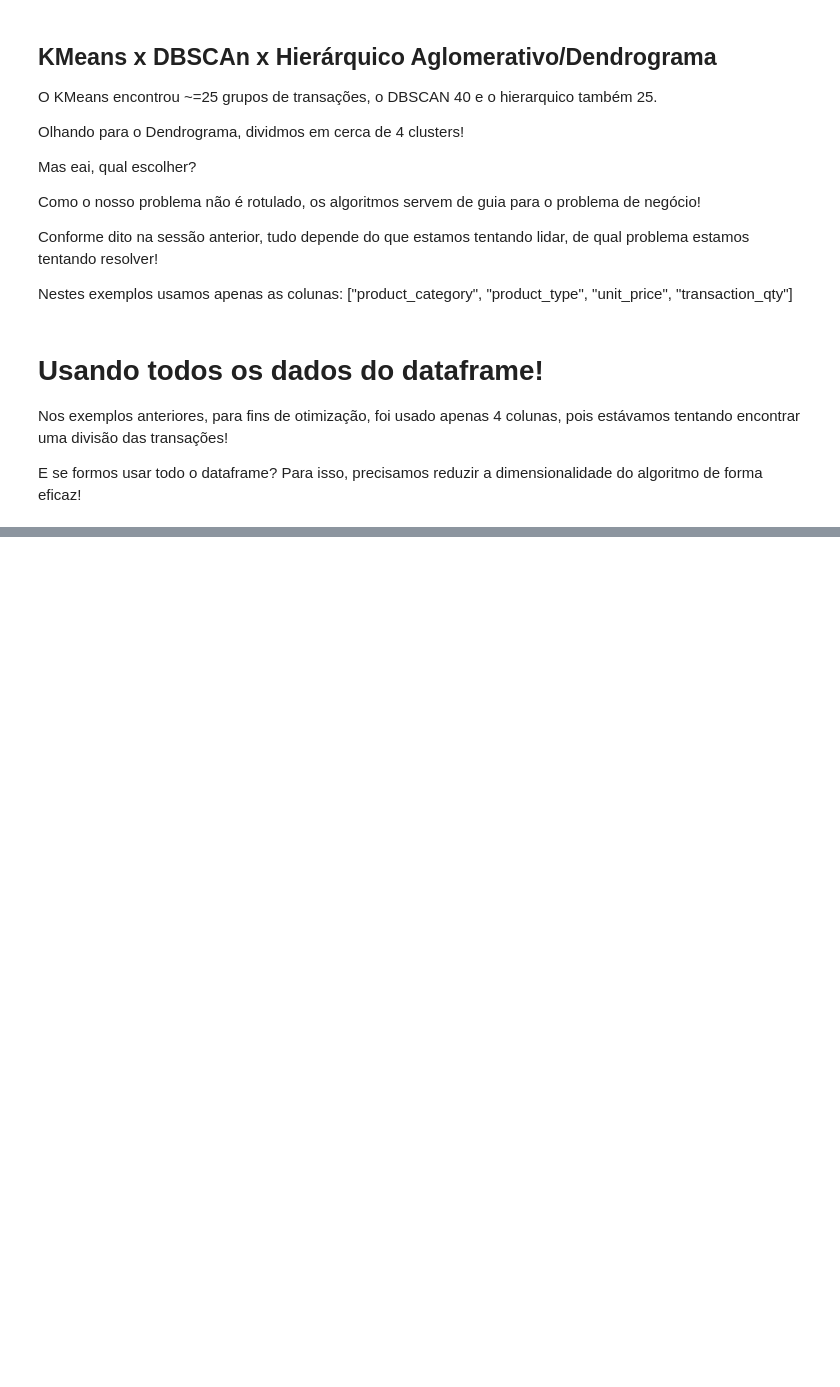
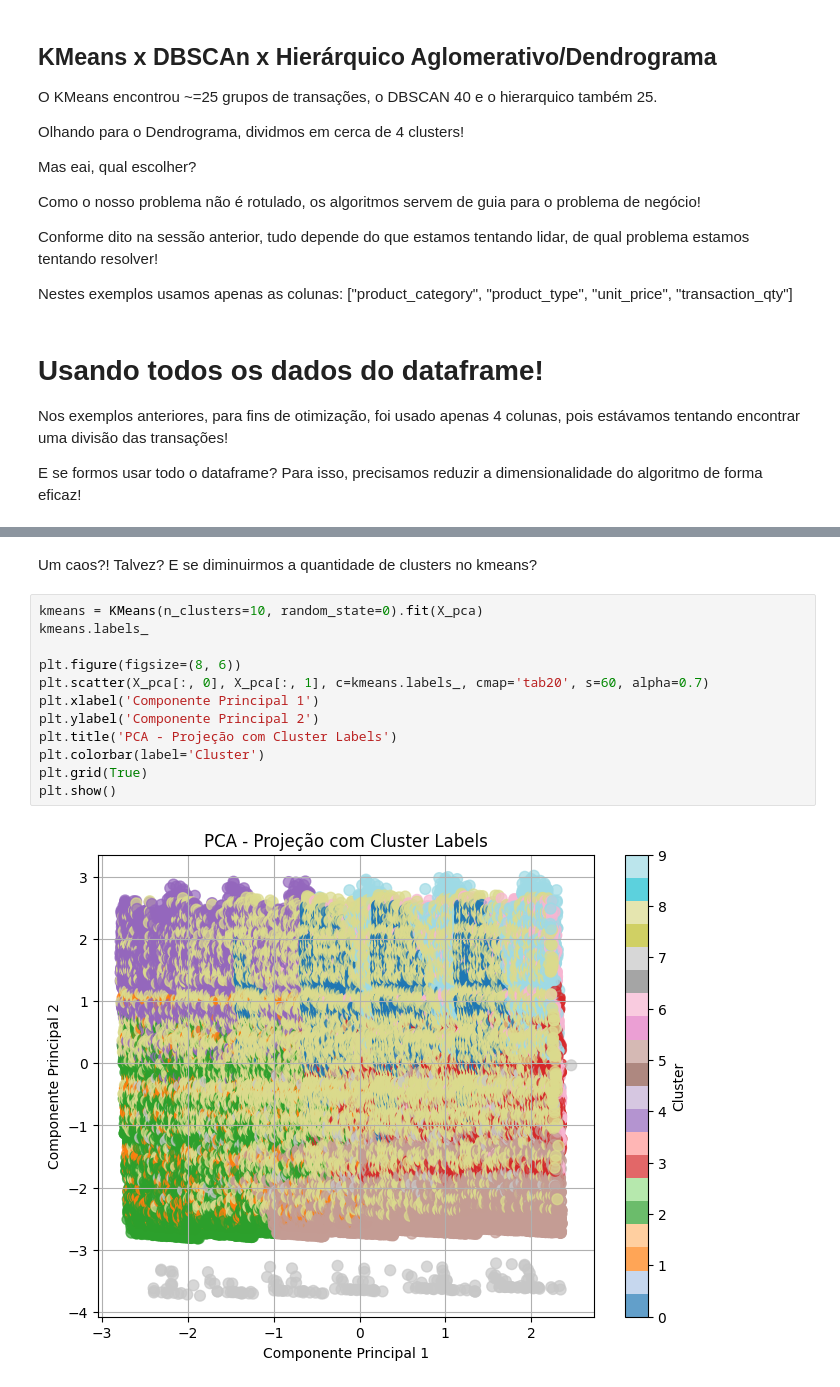
Before and after one commit to GodKelvin/pos-ia-dados-ufes, a Jupyter notebook: Clusterização e Redução de Dimensionalidade/projeto_disciplina.ipynb, the cells around one changed output, grey strips where cells are left out. Saved outputs shown, nothing was run; the diff lists cells and outputs as text; blank space fills up the shorter version.

```diff
--- a/Clusterização e Redução de Dimensionalidade/projeto_disciplina.ipynb
+++ b/Clusterização e Redução de Dimensionalidade/projeto_disciplina.ipynb
@@ -669,0 +771,16 @@ E se formos usar todo o dataframe? Para isso, precisamos reduzir a dimensionalid
+# %% [markdown]
+Um caos?! Talvez? E se diminuirmos a quantidade de clusters no kmeans?
+# %%
+kmeans = KMeans(n_clusters=10, random_state=0).fit(X_pca)
+kmeans.labels_
+
+plt.figure(figsize=(8, 6))
+plt.scatter(X_pca[:, 0], X_pca[:, 1], c=kmeans.labels_, cmap='tab20', s=60, alpha=0.7)
+plt.xlabel('Componente Principal 1')
+plt.ylabel('Componente Principal 2')
+plt.title('PCA - Projeção com Cluster Labels')
+plt.colorbar(label='Cluster')
+plt.grid(True)
+plt.show()
+# %% [output]
+[figure, added]
```
Also changed, not shown: parts of 22 cells of this notebook.
